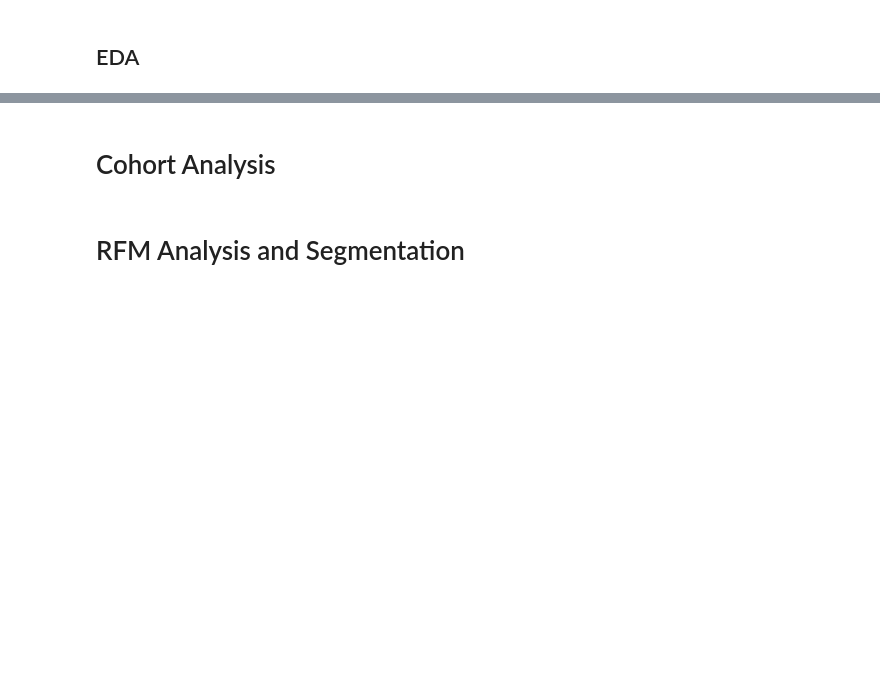
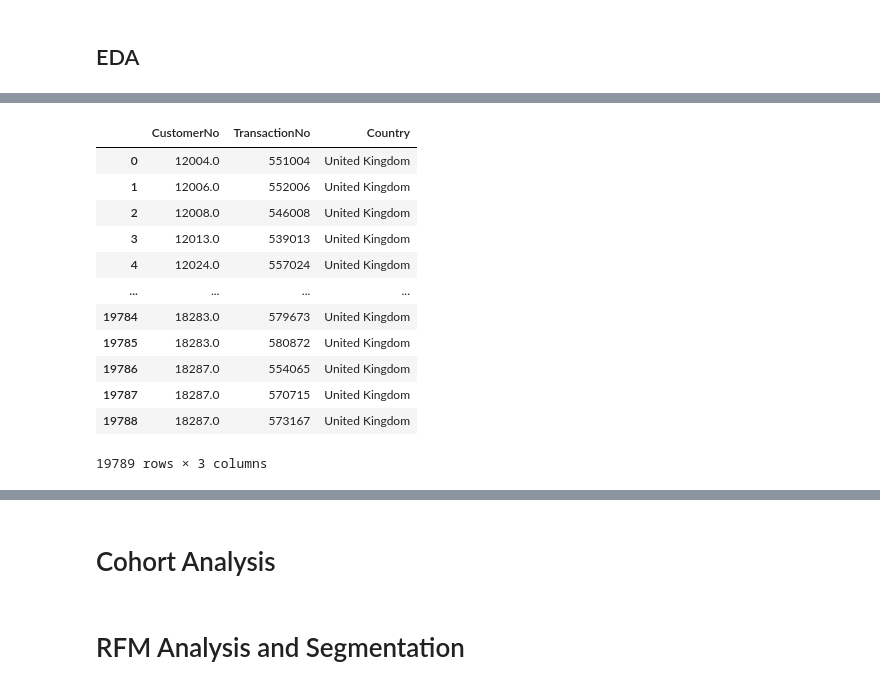
Before and after one commit to Oumnia-Sdn/CustomersSegmentation-RFM-KMeans, a Jupyter notebook: notebooks/UK B2C e-commerce transactions analysis & purchase prediction .ipynb, the cells around one changed output, grey strips where cells are left out. Drawn from its saved outputs; the diff is of its cells as text; code cells hidden in the pictures; blank space fills up the shorter version.

```diff
--- a/notebooks/UK B2C e-commerce transactions analysis & purchase prediction .ipynb
+++ b/notebooks/UK B2C e-commerce transactions analysis & purchase prediction .ipynb
@@ -53,0 +198,3 @@ from tensorflow.keras.optimizers.schedules import ExponentialDecay
+# %%
+# droping Canceled transactions:
+data.drop(data[data.TransactionNo.str.startswith('C')].index, inplace=True)
@@ -57,0 +223,19 @@ from tensorflow.keras.optimizers.schedules import ExponentialDecay
+# %%
+temp = data[["CustomerNo", "TransactionNo", "Country"]].groupby(["CustomerNo", "TransactionNo", "Country"]).count()
+# %%
+temp = temp.reset_index()
+temp
+# %% [output]
+|  | CustomerNo | TransactionNo | Country |
+| 0 | 12004.0 | 551004 | United Kingdom |
+| 1 | 12006.0 | 552006 | United Kingdom |
+| 2 | 12008.0 | 546008 | United Kingdom |
+| 3 | 12013.0 | 539013 | United Kingdom |
+| 4 | 12024.0 | 557024 | United Kingdom |
+| ... | ... | ... | ... |
+| 19784 | 18283.0 | 579673 | United Kingdom |
+| 19785 | 18283.0 | 580872 | United Kingdom |
+| 19786 | 18287.0 | 554065 | United Kingdom |
+| 19787 | 18287.0 | 570715 | United Kingdom |
+| 19788 | 18287.0 | 573167 | United Kingdom |
+19789 rows × 3 columns
```
Also changed, not shown: parts of 28 cells of this notebook.
